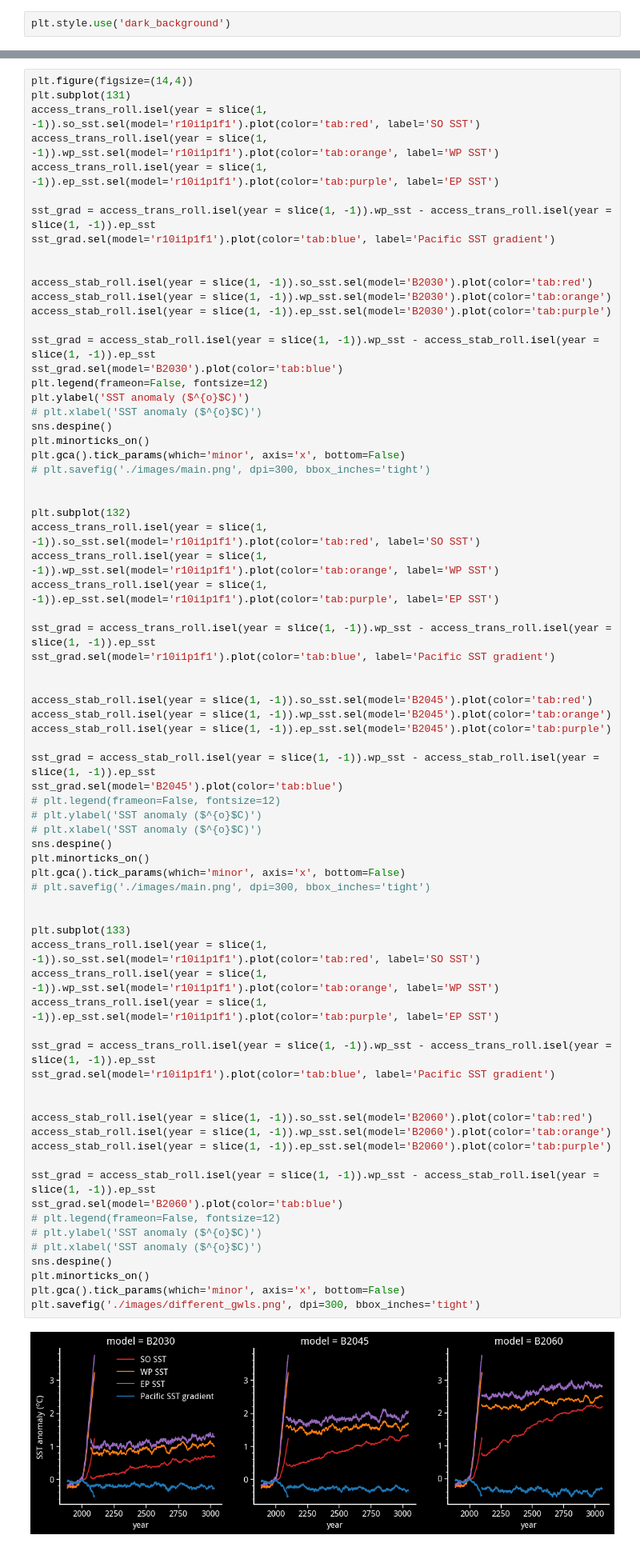
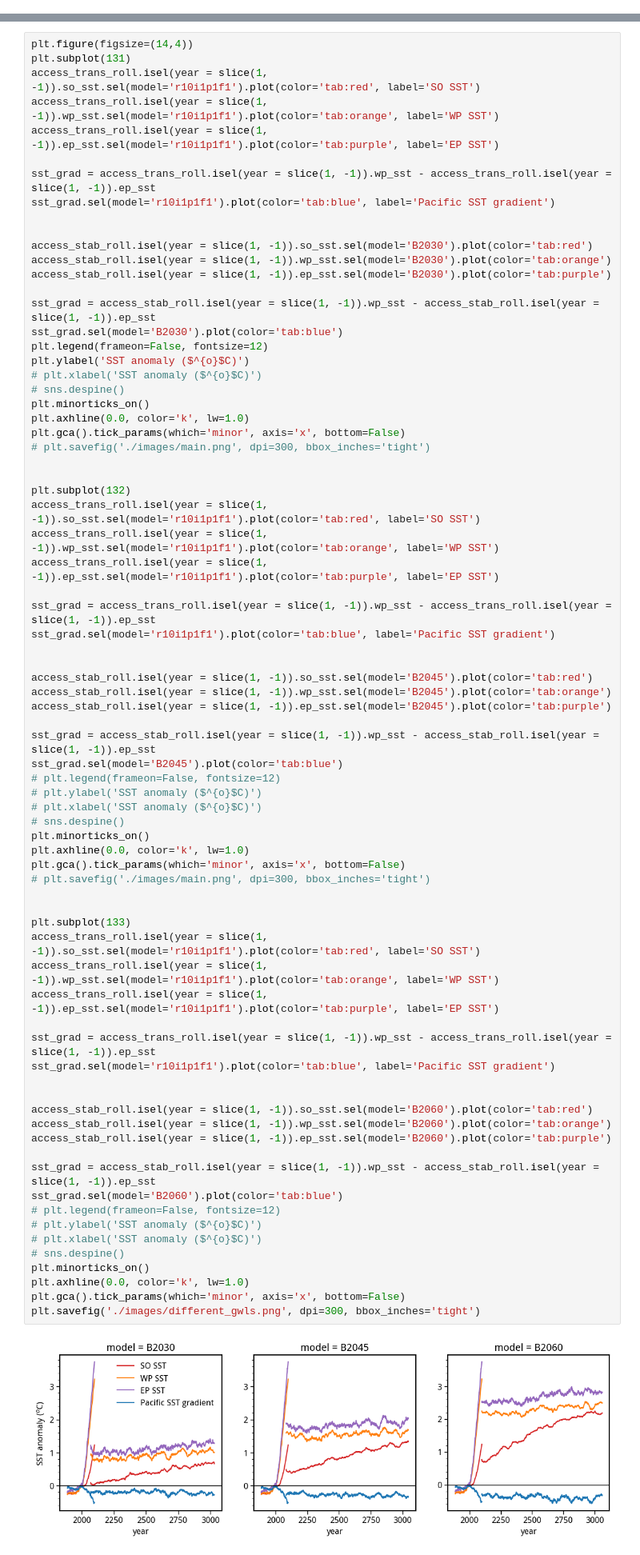
Before and after one commit to adisen99/net_zero_enso_pacific_changes, a Jupyter notebook: 02_access_lens_stabilised.ipynb, the cells around one changed output, grey strips where cells are left out. Shown: that part at 80% size. Drawn from its saved outputs; the diff is of its cells as text.

```diff
--- a/02_access_lens_stabilised.ipynb
+++ b/02_access_lens_stabilised.ipynb
@@ -347,5 +341,3 @@ access_stab.groupby('time.year').mean('time').gmst_anom.mean('model').plot()
 # %%
 access_trans = xr.open_dataset('./data/res/access_transient.nc')
 access_stab = xr.open_dataset('./data/res/access_stable.nc')
-# %%
-plt.style.use('dark_background')
@@ -409,8 +404,9 @@ sst_grad.sel(model='B2030').plot(color='tab:blue')
 plt.legend(frameon=False, fontsize=12)
 plt.ylabel('SST anomaly ($^{o}$C)')
 # plt.xlabel('SST anomaly ($^{o}$C)')
-sns.despine()
+# sns.despine()
 plt.minorticks_on()
+plt.axhline(0.0, color='k', lw=1.0)
 plt.gca().tick_params(which='minor', axis='x', bottom=False)
 # plt.savefig('./images/main.png', dpi=300, bbox_inches='tight')
 
@@ -433,33 +429,35 @@ sst_grad.sel(model='B2045').plot(color='tab:blue')
 # plt.legend(frameon=False, fontsize=12)
 # plt.ylabel('SST anomaly ($^{o}$C)')
 # plt.xlabel('SST anomaly ($^{o}$C)')
-sns.despine()
+# sns.despine()
 plt.minorticks_on()
+plt.axhline(0.0, color='k', lw=1.0)
 plt.gca().tick_params(which='minor', axis='x', bottom=False)
 # plt.savefig('./images/main.png', dpi=300, bbox_inches='tight')
 
 
 plt.subplot(133)
 access_trans_roll.isel(year = slice(1, -1)).so_sst.sel(model='r10i1p1f1').plot(color='tab:red', label='SO SST')
 access_trans_roll.isel(year = slice(1, -1)).wp_sst.sel(model='r10i1p1f1').plot(color='tab:orange', label='WP SST')
 access_trans_roll.isel(year = slice(1, -1)).ep_sst.sel(model='r10i1p1f1').plot(color='tab:purple', label='EP SST')
 
 sst_grad = access_trans_roll.isel(year = slice(1, -1)).wp_sst - access_trans_roll.isel(year = slice(1, -1)).ep_sst
 sst_grad.sel(model='r10i1p1f1').plot(color='tab:blue', label='Pacific SST gradient')
 
 
 access_stab_roll.isel(year = slice(1, -1)).so_sst.sel(model='B2060').plot(color='tab:red')
 access_stab_roll.isel(year = slice(1, -1)).wp_sst.sel(model='B2060').plot(color='tab:orange')
 access_stab_roll.isel(year = slice(1, -1)).ep_sst.sel(model='B2060').plot(color='tab:purple')
 
 sst_grad = access_stab_roll.isel(year = slice(1, -1)).wp_sst - access_stab_roll.isel(year = slice(1, -1)).ep_sst
 sst_grad.sel(model='B2060').plot(color='tab:blue')
 # plt.legend(frameon=False, fontsize=12)
 # plt.ylabel('SST anomaly ($^{o}$C)')
 # plt.xlabel('SST anomaly ($^{o}$C)')
-sns.despine()
+# sns.despine()
 plt.minorticks_on()
+plt.axhline(0.0, color='k', lw=1.0)
 plt.gca().tick_params(which='minor', axis='x', bottom=False)
 plt.savefig('./images/different_gwls.png', dpi=300, bbox_inches='tight')
 # %% [output]
-[figure, old version]
+[figure, new version]
```
Also changed, not shown: parts of 15 cells of this notebook, 5 other files.
